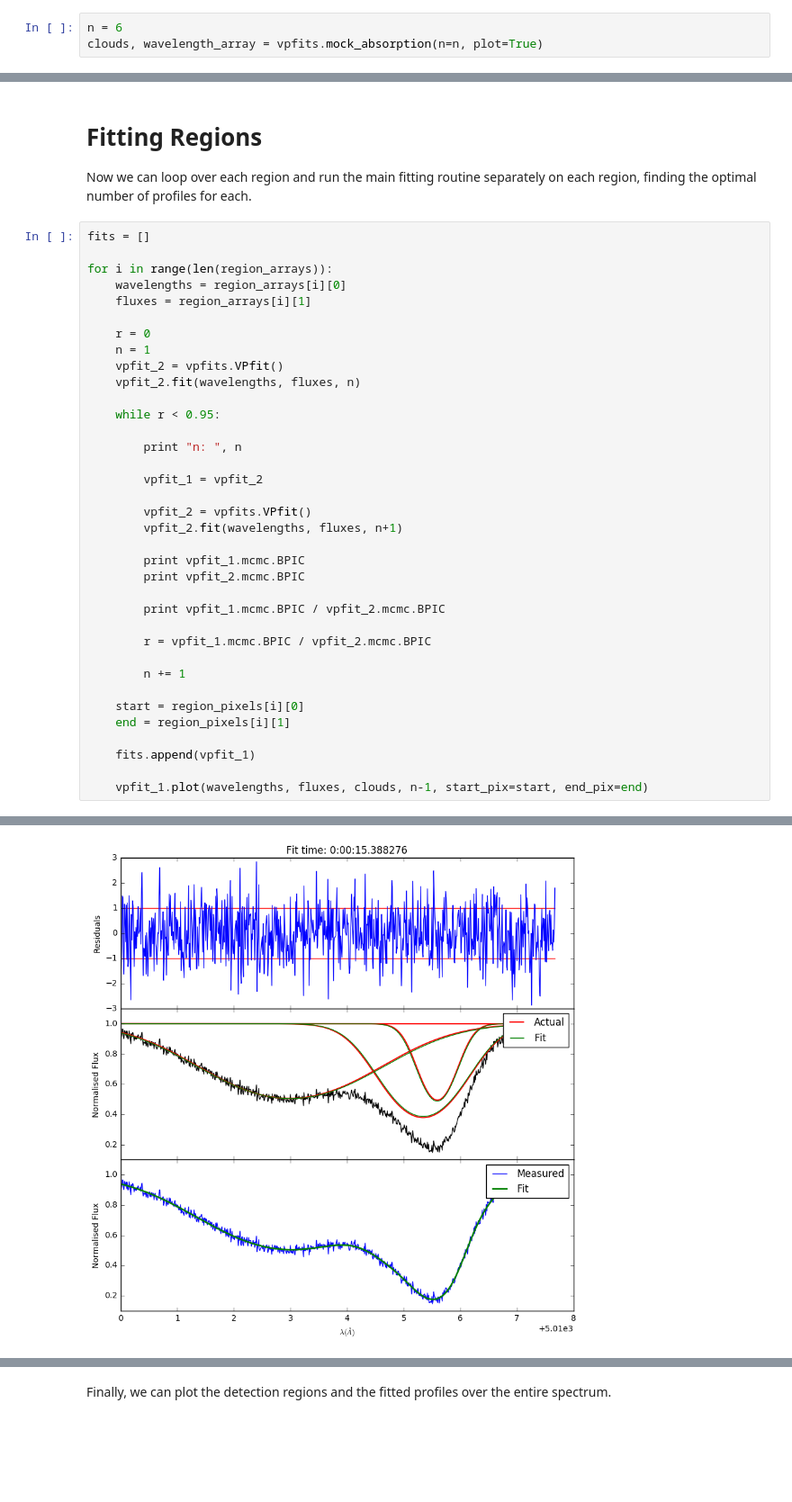
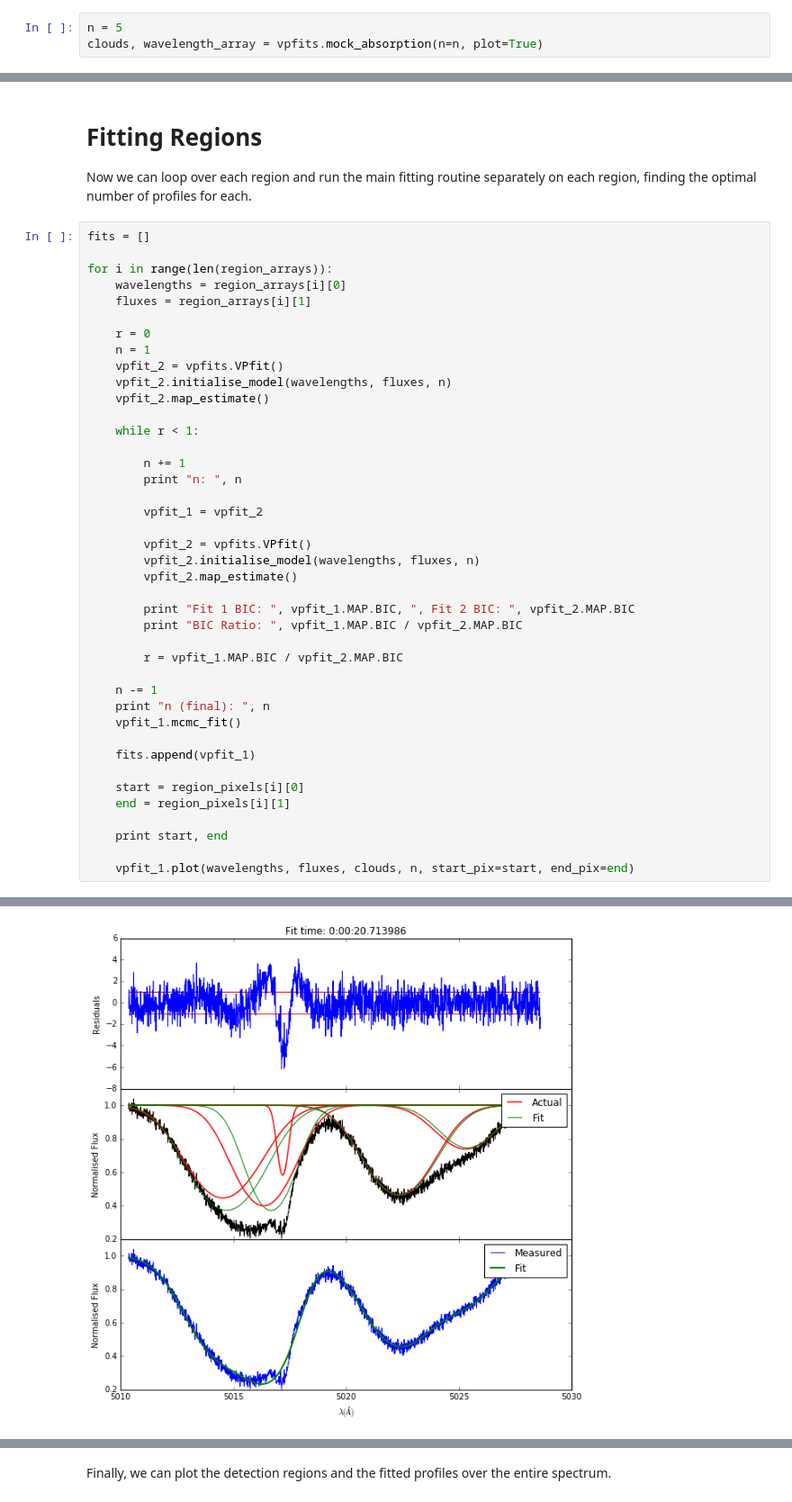
Before and after one commit to sarahappleby/VAMP, a Jupyter notebook: region_demo.ipynb, the cells around one changed output, grey strips where cells are left out. Shown at 90% size. Cells and saved outputs as stored; diff of their text form; blank space fills up the shorter version.

```diff
--- a/region_demo.ipynb
+++ b/region_demo.ipynb
@@ -10,6 +10,6 @@ import vpfits
 
 This randomly generated mock spectrum has multiple regions of absorption features that we want to fit.
 # %%
-n = 6
+n = 5
 clouds, wavelength_array = vpfits.mock_absorption(n=n, plot=True)
 # %% [output]
@@ -84,30 +81,35 @@ for i in range(len(region_arrays)):
     r = 0
     n = 1
     vpfit_2 = vpfits.VPfit()
-    vpfit_2.fit(wavelengths, fluxes, n)
+    vpfit_2.initialise_model(wavelengths, fluxes, n)
+    vpfit_2.map_estimate()
 
-    while r < 0.95:
+    while r < 1:
 
+        n += 1
         print "n: ", n
 
         vpfit_1 = vpfit_2
 
         vpfit_2 = vpfits.VPfit()
-        vpfit_2.fit(wavelengths, fluxes, n+1)
+        vpfit_2.initialise_model(wavelengths, fluxes, n)
+        vpfit_2.map_estimate()
 
-        print vpfit_1.mcmc.BPIC
-        print vpfit_2.mcmc.BPIC
+        print "Fit 1 BIC: ", vpfit_1.MAP.BIC, ", Fit 2 BIC: ", vpfit_2.MAP.BIC
+        print "BIC Ratio: ", vpfit_1.MAP.BIC / vpfit_2.MAP.BIC
 
-        print vpfit_1.mcmc.BPIC / vpfit_2.mcmc.BPIC
+        r = vpfit_1.MAP.BIC / vpfit_2.MAP.BIC
 
-        r = vpfit_1.mcmc.BPIC / vpfit_2.mcmc.BPIC
+    n -= 1
+    print "n (final): ", n
+    vpfit_1.mcmc_fit()
 
-        n += 1
+    fits.append(vpfit_1)
 
     start = region_pixels[i][0]
     end = region_pixels[i][1]
 
-    fits.append(vpfit_1)
+    print start, end
 
-    vpfit_1.plot(wavelengths, fluxes, clouds, n-1, start_pix=start, end_pix=end)
+    vpfit_1.plot(wavelengths, fluxes, clouds, n, start_pix=start, end_pix=end)
 # %% [output]
@@ -134 +132 @@ Took: 0:00:20.275014  to finish.
-[figure, old version]
+[figure, new version]
```
Also changed, not shown: parts of 5 cells of this notebook, 3 other files.
